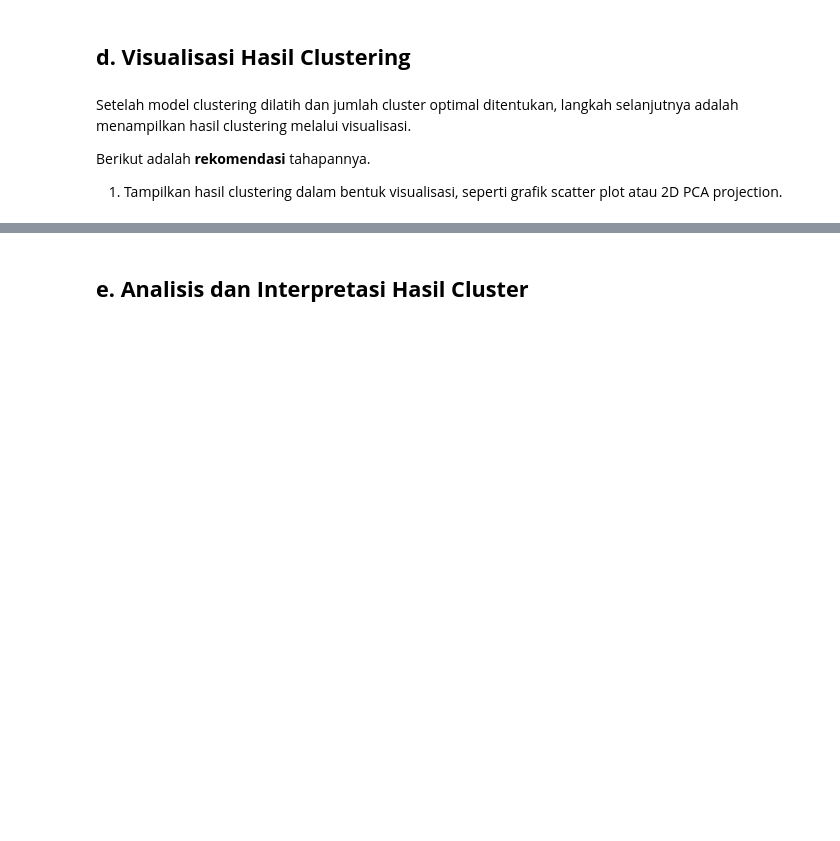
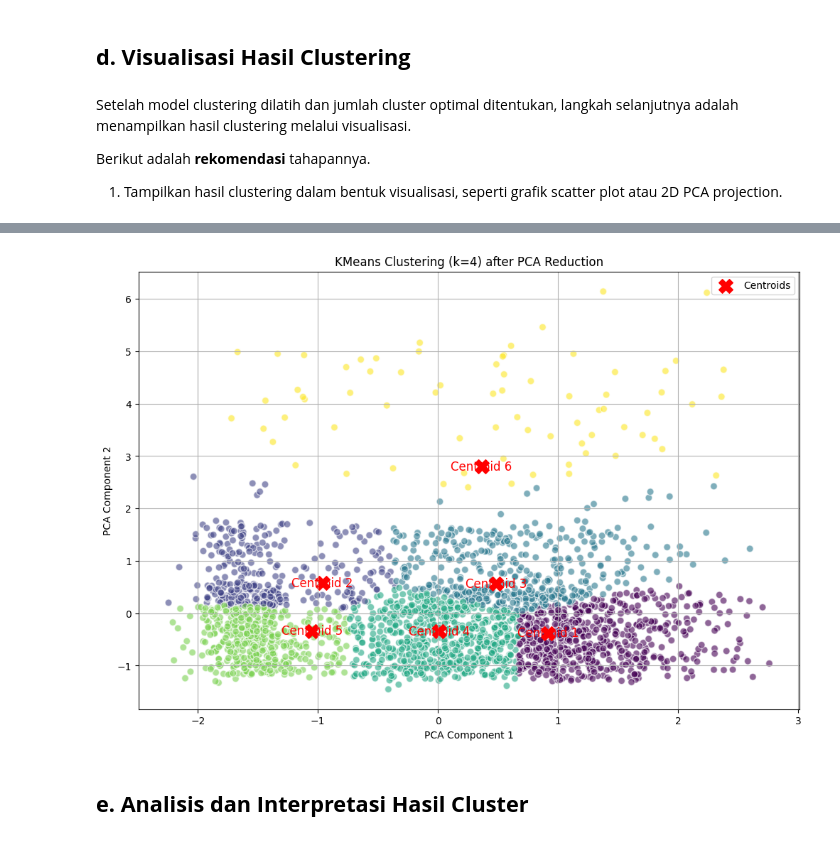
Before and after one commit to Occolus/BankFraudPrediction, a Jupyter notebook: [Clustering]_Submission_Akhir_BMLP_Your_Name.ipynb, the cells around one changed output, grey strips where cells are left out. Cells and saved outputs as stored; diff of their text form; code cells hidden in the pictures; blank space fills up the shorter version.

```diff
--- a/[Clustering]_Submission_Akhir_BMLP_Your_Name.ipynb
+++ b/[Clustering]_Submission_Akhir_BMLP_Your_Name.ipynb
@@ -321,3 +399,26 @@ Berikut adalah **rekomendasi** tahapannya.
+# %%
+pca = PCA(n_components=2)
+pca_components = pca.fit_transform(combinedValue)
+
+kmeans_pca = KMeans(n_clusters=6, random_state=42)
+kmeans_pca.fit(pca_components)
+df['Cluster_PCA'] = kmeans_pca.labels_
+centroids_pca = pca.inverse_transform(kmeans_pca.cluster_centers_)
+plt.figure(figsize=(12, 8))
+
+plt.scatter(pca_components[:, 0], pca_components[:, 1], c=kmeans_pca.labels_, cmap='viridis', s=50, alpha=0.6, edgecolors='w', marker='o')
+plt.scatter(centroids_pca[:, 0], centroids_pca[:, 1], c='red', s=200, marker='X', label='Centroids')
+for i, centroid in enumerate(centroids_pca):
+    plt.text(centroid[0], centroid[1], f'Centroid {i+1}', color='red', fontsize=12, ha='center', va='center')
+
+plt.title('KMeans Clustering (k=4) after PCA Reduction')
+plt.xlabel('PCA Component 1')
+plt.ylabel('PCA Component 2')
+plt.legend()
+plt.grid(True)
+plt.show()
+# %% [output]
+[figure, added]
 # %% [markdown]
 ## **e. Analisis dan Interpretasi Hasil Cluster**
 # %% [markdown]
```
Also changed, not shown: parts of 13 cells of this notebook.
